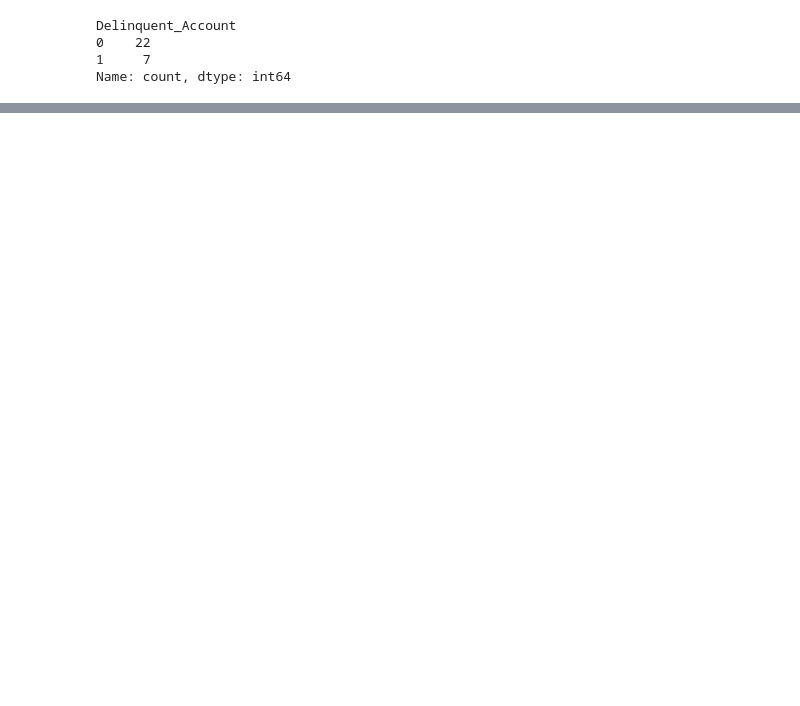
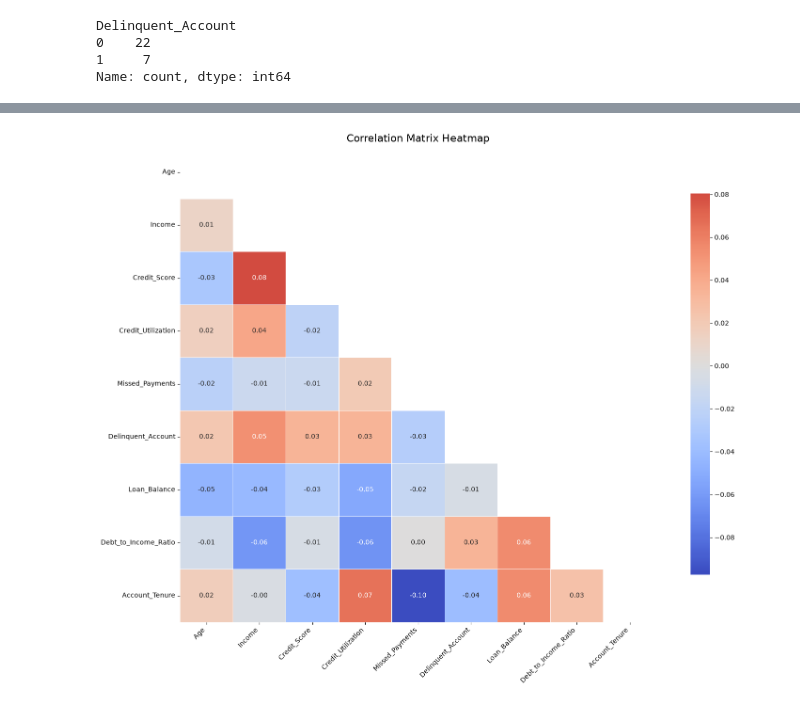
Before and after one commit to shubham15400/TATA_GENAI_DATA_ANALYSIS, a Jupyter notebook: Task_1/EDA_TASK_1.ipynb, the cells around one changed output, grey strips where cells are left out. Drawn from its saved outputs; the diff is of its cells as text; code cells hidden in the pictures; blank space fills up the shorter version.

```diff
--- a/Task_1/EDA_TASK_1.ipynb
+++ b/Task_1/EDA_TASK_1.ipynb
@@ -315,0 +336,5 @@ Name: count, dtype: int64
+# %%
+corr_matrix = imputed_data[['Age', 'Income', 'Credit_Score', 'Credit_Utilization',
+       'Missed_Payments', 'Delinquent_Account', 'Loan_Balance',
+       'Debt_to_Income_Ratio', 'Account_Tenure']].corr(numeric_only=True)
+corr_matrix
@@ -315,0 +352,24 @@ Name: count, dtype: int64
+# %%
+mask = np.triu(np.ones_like(corr_matrix, dtype=bool))
+plt.figure(figsize=(16, 12))
+
+sns.heatmap(
+    corr_matrix,
+    mask=mask,
+    annot=True,
+    fmt=".2f",
+    cmap="coolwarm",
+    center=0,
+    square=True,
+    linewidths=0.5,
+    cbar_kws={"shrink": 0.8}
+)
+
+plt.title("Correlation Matrix Heatmap", fontsize=16)
+plt.xticks(rotation=45, ha="right")
+plt.yticks(rotation=0)
+plt.tight_layout()
+
+plt.show()
+# %% [output]
+[figure, added]
```
Also changed, not shown: parts of 13 cells of this notebook, 1 other file.
